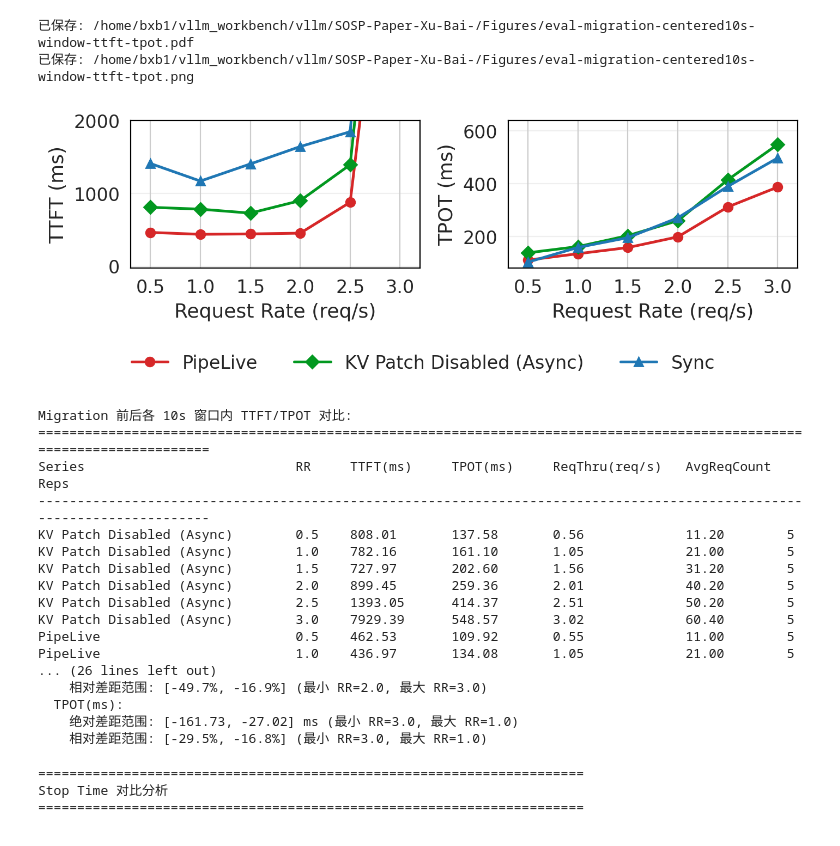
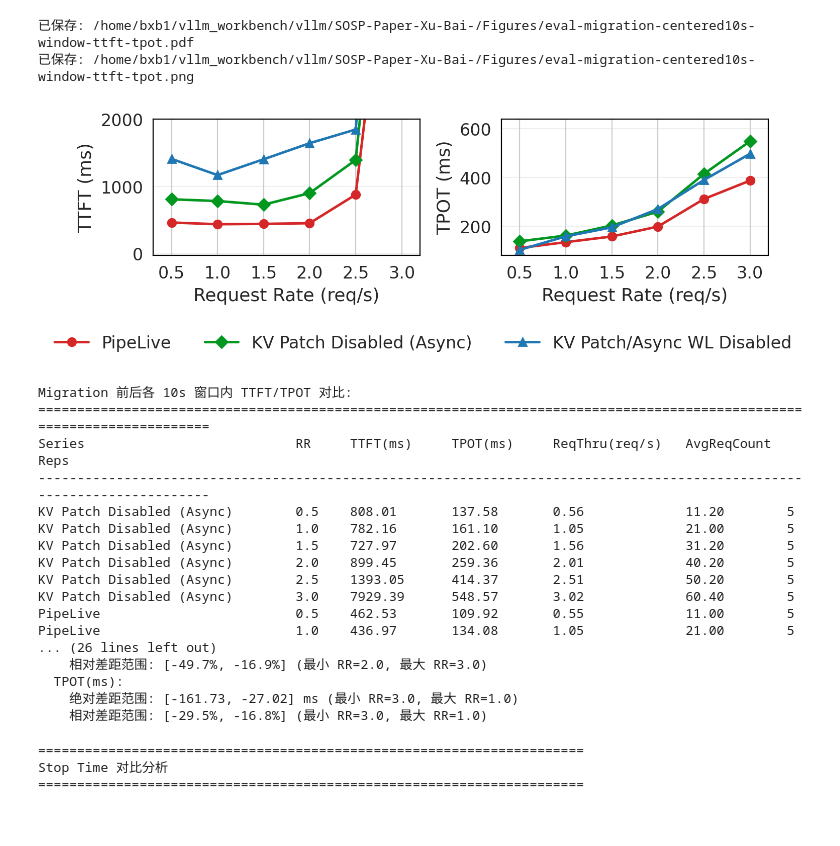
Before and after one commit to paprikaw/vllm, a Jupyter notebook: draws/fast_async.ipynb, the cells around one changed output. Drawn from its saved outputs; the diff is of its cells as text; code cells hidden in the pictures.

Commit message:
chore: update workspace notes and async analysis

```diff
--- a/draws/fast_async.ipynb
+++ b/draws/fast_async.ipynb
@@ -817,7 +817,7 @@ center_series_specs = [
         'mig_mode': 'sync',
         'wl': 'sync',
         'series_key': 'sync_mig_mode',
-        'series_label': 'Sync',
+        'series_label': 'KV Patch/Async WL Disabled',
     },
 ]
 
@@ -843,7 +843,7 @@ metrics_to_plot_center = [
 mode_labels_center = {
     'pipelive': 'PipeLive',
     'kv_patch_disabled_async': 'KV Patch Disabled (Async)',
-    'sync_mig_mode': 'Sync',
+    'sync_mig_mode': 'KV Patch/Async WL Disabled',
 }
 
 colors_center = {
@@ -942,7 +942,7 @@ print("=" * 120)
 def summarize_gap_range(plot_df, pipelive_key='pipelive', baselines=None):
     if baselines is None:
         baselines = [
-            ('sync_mig_mode', 'vs Sync'),
+            ('sync_mig_mode', 'vs KV Patch/Async WL Disabled'),
             ('kv_patch_disabled_async', 'vs KV Patch Disabled (Async)'),
         ]
 
@@ -966,34 +966,34 @@ def summarize_gap_range(plot_df, pipelive_key='pipelive', baselines=None):
             for rr in common_rrs:
                 pipelive_val = pipelive_df.loc[rr, metric_key]
                 baseline_val = baseline_df.loc[rr, metric_key]
                 abs_gap = pipelive_val - baseline_val
                 pct_gap = abs_gap / baseline_val * 100 if baseline_val != 0 else np.nan
                 abs_gaps.append((rr, abs_gap))
                 pct_gaps.append((rr, pct_gap))
 
             abs_gap_values = [v for _, v in abs_gaps]
             pct_gap_values = [v for _, v in pct_gaps if not np.isnan(v)]
 
             min_abs_rr, min_abs_gap = min(abs_gaps, key=lambda x: x[1])
             max_abs_rr, max_abs_gap = max(abs_gaps, key=lambda x: x[1])
             min_pct_rr, min_pct_gap = min(pct_gaps, key=lambda x: x[1])
             max_pct_rr, max_pct_gap = max(pct_gaps, key=lambda x: x[1])
 
             print(f"  {metric_label}:")
             print(
                 f"    绝对差距范围: [{min(abs_gap_values):+.2f}, {max(abs_gap_values):+.2f}] ms "
                 f"(最小 RR={min_abs_rr:.1f}, 最大 RR={max_abs_rr:.1f})"
             )
             print(
                 f"    相对差距范围: [{min(pct_gap_values):+.1f}%, {max(pct_gap_values):+.1f}%] "
                 f"(最小 RR={min_pct_rr:.1f}, 最大 RR={max_pct_rr:.1f})"
             )
 
 summarize_gap_range(center_plot_df)
 # %% [output]
 已保存: /home/bxb1/vllm_workbench/vllm/SOSP-Paper-Xu-Bai-/Figures/eval-migration-centered10s-window-ttft-tpot.pdf
 已保存: /home/bxb1/vllm_workbench/vllm/SOSP-Paper-Xu-Bai-/Figures/eval-migration-centered10s-window-ttft-tpot.png
-[figure, old version]
+[figure, new version]
 Migration 前后各 10s 窗口内 TTFT/TPOT 对比:
 ========================================================================================================================
 Series                           RR     TTFT(ms)     TPOT(ms)     ReqThru(req/s)   AvgReqCount  Reps
```
Also changed, not shown: 2 other files.
